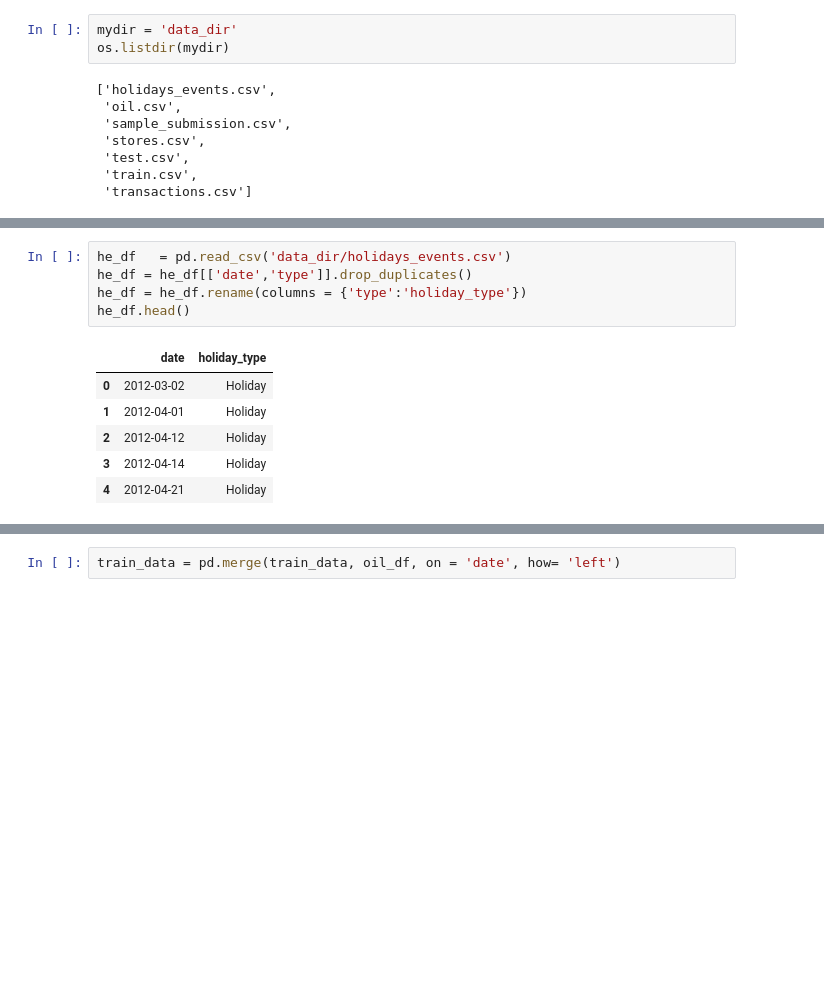
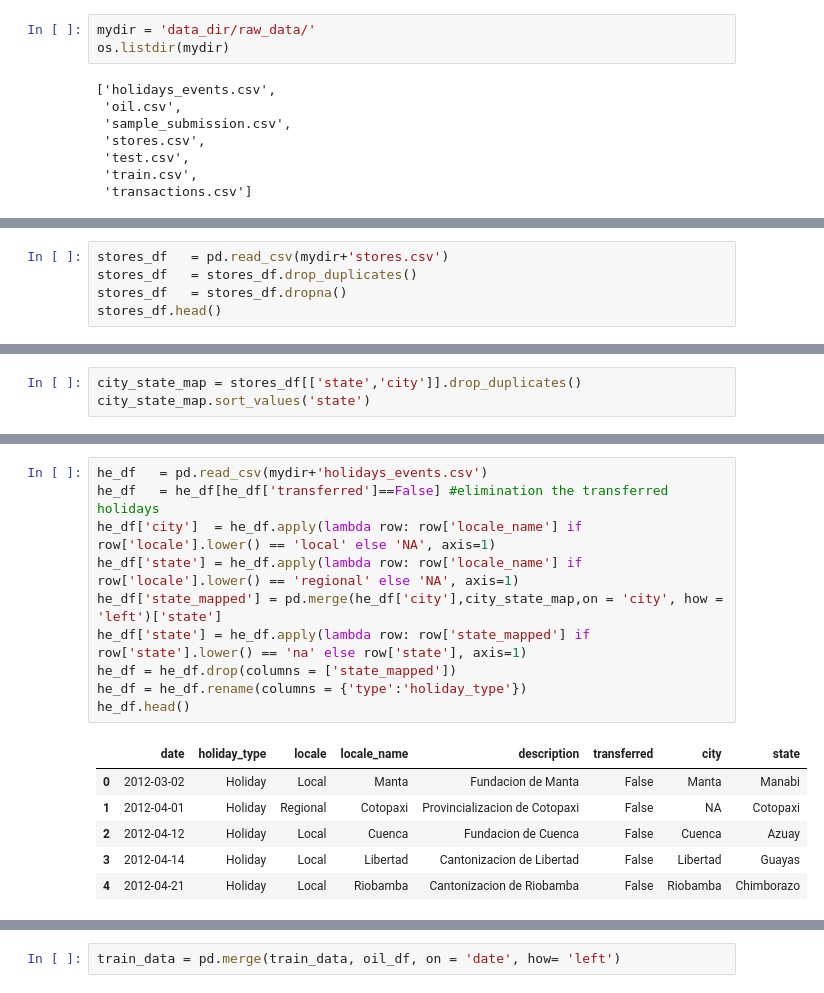
Before and after one commit to divaynagpal/MS422FinalProject, a Jupyter notebook: Flatten_table.ipynb, the cells around one changed output, grey strips where cells are left out. Saved outputs shown, nothing was run; the diff lists cells and outputs as text; blank space fills up the shorter version.

```diff
--- a/Flatten_table.ipynb
+++ b/Flatten_table.ipynb
@@ -3,7 +3,7 @@ import numpy as np
 import pandas as pd
 import os
 # %%
-mydir = 'data_dir'
+mydir = 'data_dir/raw_data/'
 os.listdir(mydir)
 # %% [output]
 ['holidays_events.csv',
@@ -29,0 +36,5 @@ train_data.shape
+# %%
+stores_df   = pd.read_csv(mydir+'stores.csv')
+stores_df   = stores_df.drop_duplicates()
+stores_df   = stores_df.dropna()
+stores_df.head()
@@ -29,0 +50,3 @@ train_data.shape
+# %%
+city_state_map = stores_df[['state','city']].drop_duplicates()
+city_state_map.sort_values('state')
@@ -30,12 +71,17 @@ train_data.shape
 # %%
-he_df   = pd.read_csv('data_dir/holidays_events.csv')
-he_df = he_df[['date','type']].drop_duplicates()
+he_df   = pd.read_csv(mydir+'holidays_events.csv')
+he_df   = he_df[he_df['transferred']==False] #elimination the transferred holidays
+he_df['city']  = he_df.apply(lambda row: row['locale_name'] if row['locale'].lower() == 'local' else 'NA', axis=1)
+he_df['state'] = he_df.apply(lambda row: row['locale_name'] if row['locale'].lower() == 'regional' else 'NA', axis=1)
+he_df['state_mapped'] = pd.merge(he_df['city'],city_state_map,on = 'city', how = 'left')['state']
+he_df['state'] = he_df.apply(lambda row: row['state_mapped'] if row['state'].lower() == 'na' else row['state'], axis=1)
+he_df = he_df.drop(columns = ['state_mapped'])
 he_df = he_df.rename(columns = {'type':'holiday_type'})
 he_df.head()
 # %% [output]
-|  | date | holiday_type |
-| 0 | 2012-03-02 | Holiday |
-| 1 | 2012-04-01 | Holiday |
-| 2 | 2012-04-12 | Holiday |
-| 3 | 2012-04-14 | Holiday |
-| 4 | 2012-04-21 | Holiday |
+|  | date | holiday_type | locale | locale_name | description | transferred | city | state |
+| 0 | 2012-03-02 | Holiday | Local | Manta | Fundacion de Manta | False | Manta | Manabi |
+| 1 | 2012-04-01 | Holiday | Regional | Cotopaxi | Provincializacion de Cotopaxi | False | NA | Cotopaxi |
+| 2 | 2012-04-12 | Holiday | Local | Cuenca | Fundacion de Cuenca | False | Cuenca | Azuay |
+| 3 | 2012-04-14 | Holiday | Local | Libertad | Cantonizacion de Libertad | False | Libertad | Guayas |
+| 4 | 2012-04-21 | Holiday | Local | Riobamba | Cantonizacion de Riobamba | False | Riobamba | Chimborazo |
```
Also changed, not shown: parts of 22 cells of this notebook.
